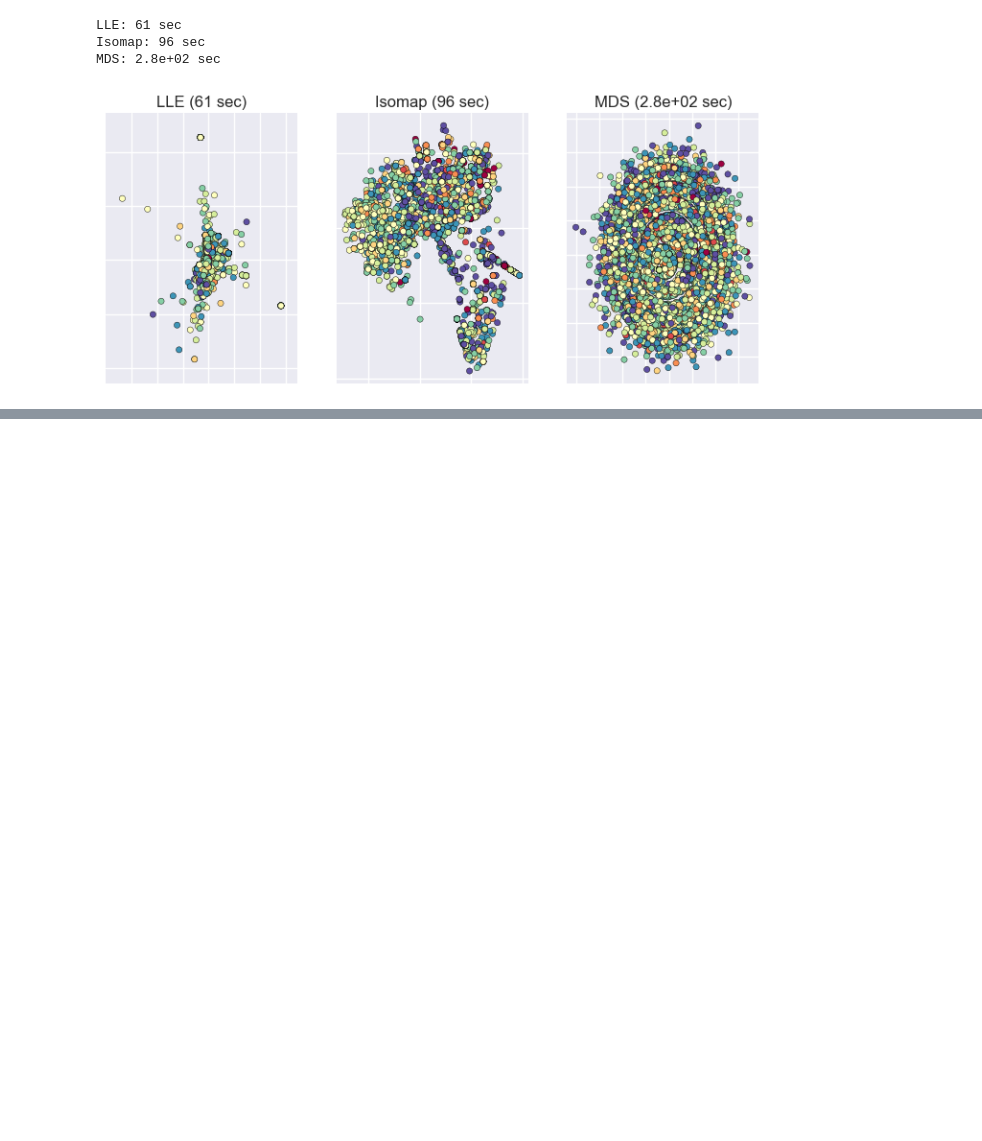
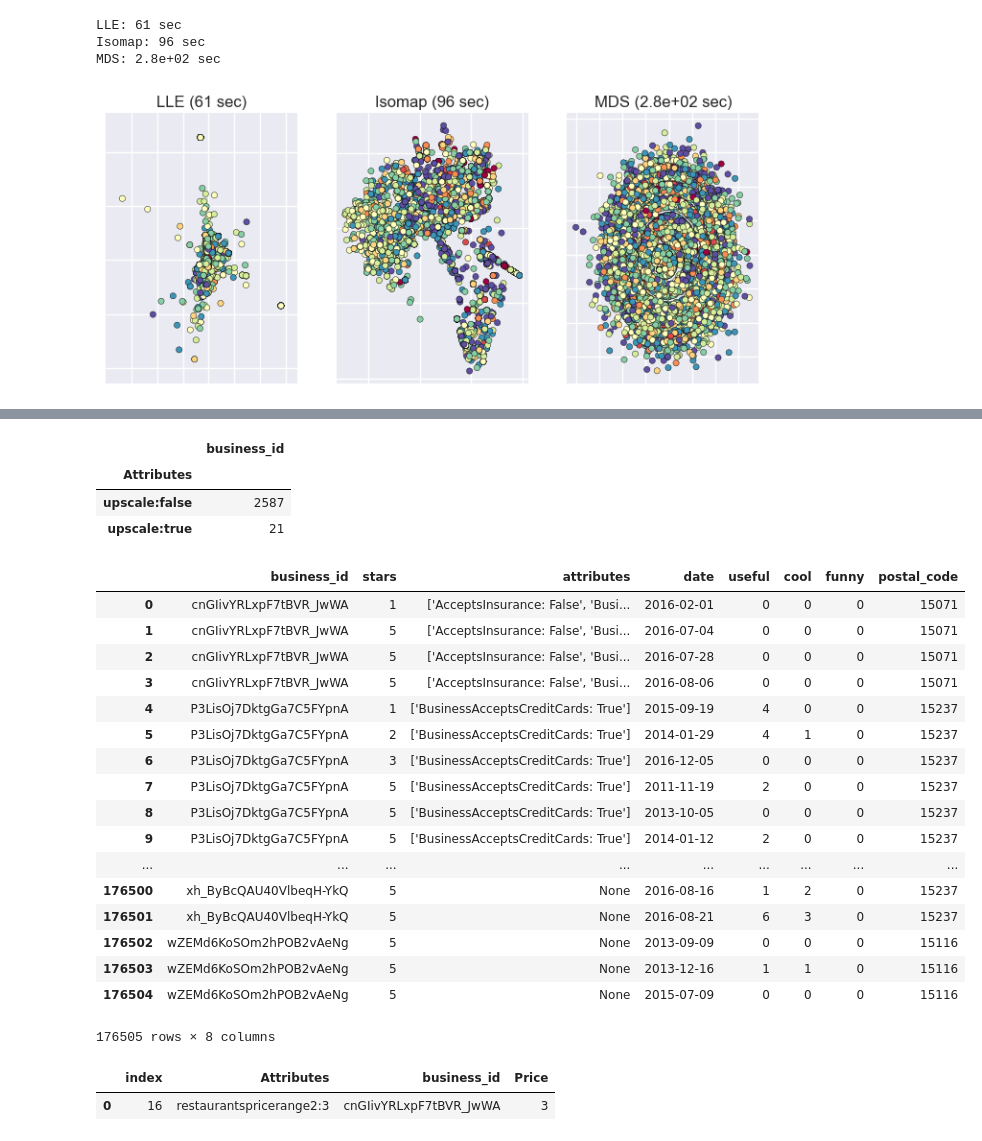
Before and after one commit to joroscha/ml, a Jupyter notebook: Data Exploration.ipynb, the cells around one changed output, grey strips where cells are left out. Cells and saved outputs as stored; diff of their text form; code cells hidden in the pictures; blank space fills up the shorter version.

```diff
--- a/Data Exploration.ipynb
+++ b/Data Exploration.ipynb
@@ -441,0 +635,31 @@ MDS: 2.8e+02 sec
+# %%
+hipster = attributes_splitted[attributes_splitted.Attributes.str.contains("upscale", case=False)]
+hipster.groupby('Attributes').count()
+# %% [output]
+|  | business_id |
+| Attributes |  |
+| upscale:false | 2587 |
+| upscale:true | 21 |
+# %%
+query = "SELECT b.business_id, r.stars, attributes, date, useful, cool, funny, postal_code FROM review r JOIN business b USING (business_id) WHERE CAST(postal_code AS int)>=15000 AND CAST(postal_code AS int)<15500"
+business_data = pd.read_sql_query(query,conn)
+business_data
+# %% [output]
+|  | business_id | stars | attributes | date | useful | cool | funny | postal_code |
+| 0 | cnGIivYRLxpF7tBVR_JwWA | 1 | ['AcceptsInsurance: False', 'Busi... | 2016-02-01 | 0 | 0 | 0 | 15071 |
+| 1 | cnGIivYRLxpF7tBVR_JwWA | 5 | ['AcceptsInsurance: False', 'Busi... | 2016-07-04 | 0 | 0 | 0 | 15071 |
+| 2 | cnGIivYRLxpF7tBVR_JwWA | 5 | ['AcceptsInsurance: False', 'Busi... | 2016-07-28 | 0 | 0 | 0 | 15071 |
+| 3 | cnGIivYRLxpF7tBVR_JwWA | 5 | ['AcceptsInsurance: False', 'Busi... | 2016-08-06 | 0 | 0 | 0 | 15071 |
+| 4 | P3LisOj7DktgGa7C5FYpnA | 1 | ['BusinessAcceptsCreditCards: True'] | 2015-09-19 | 4 | 0 | 0 | 15237 |
+| 5 | P3LisOj7DktgGa7C5FYpnA | 2 | ['BusinessAcceptsCreditCards: True'] | 2014-01-29 | 4 | 1 | 0 | 15237 |
+| 6 | P3LisOj7DktgGa7C5FYpnA | 3 | ['BusinessAcceptsCreditCards: True'] | 2016-12-05 | 0 | 0 | 0 | 15237 |
+| 7 | P3LisOj7DktgGa7C5FYpnA | 5 | ['BusinessAcceptsCreditCards: True'] | 2011-11-19 | 2 | 0 | 0 | 15237 |
+| 8 | P3LisOj7DktgGa7C5FYpnA | 5 | ['BusinessAcceptsCreditCards: True'] | 2013-10-05 | 0 | 0 | 0 | 15237 |
+| 9 | P3LisOj7DktgGa7C5FYpnA | 5 | ['BusinessAcceptsCreditCards: True'] | 2014-01-12 | 2 | 0 | 0 | 15237 |
+| ... | ... | ... | ... | ... | ... | ... | ... | ... |
+| 176500 | xh_ByBcQAU40VlbeqH-YkQ | 5 | None | 2016-08-16 | 1 | 2 | 0 | 15237 |
+| 176501 | xh_ByBcQAU40VlbeqH-YkQ | 5 | None | 2016-08-21 | 6 | 3 | 0 | 15237 |
+| 176502 | wZEMd6KoSOm2hPOB2vAeNg | 5 | None | 2013-09-09 | 0 | 0 | 0 | 15116 |
+| 176503 | wZEMd6KoSOm2hPOB2vAeNg | 5 | None | 2013-12-16 | 1 | 1 | 0 | 15116 |
+| 176504 | wZEMd6KoSOm2hPOB2vAeNg | 5 | None | 2015-07-09 | 0 | 0 | 0 | 15116 |
+176505 rows × 8 columns
@@ -441,0 +670,5 @@ MDS: 2.8e+02 sec
+# %%
+restprice[restprice.business_id == 'cnGIivYRLxpF7tBVR_JwWA']
+# %% [output]
+|  | index | Attributes | business_id | Price |
+| 0 | 16 | restaurantspricerange2:3 | cnGIivYRLxpF7tBVR_JwWA | 3 |
```
Also changed, not shown: parts of 19 cells of this notebook, 5 other files.
